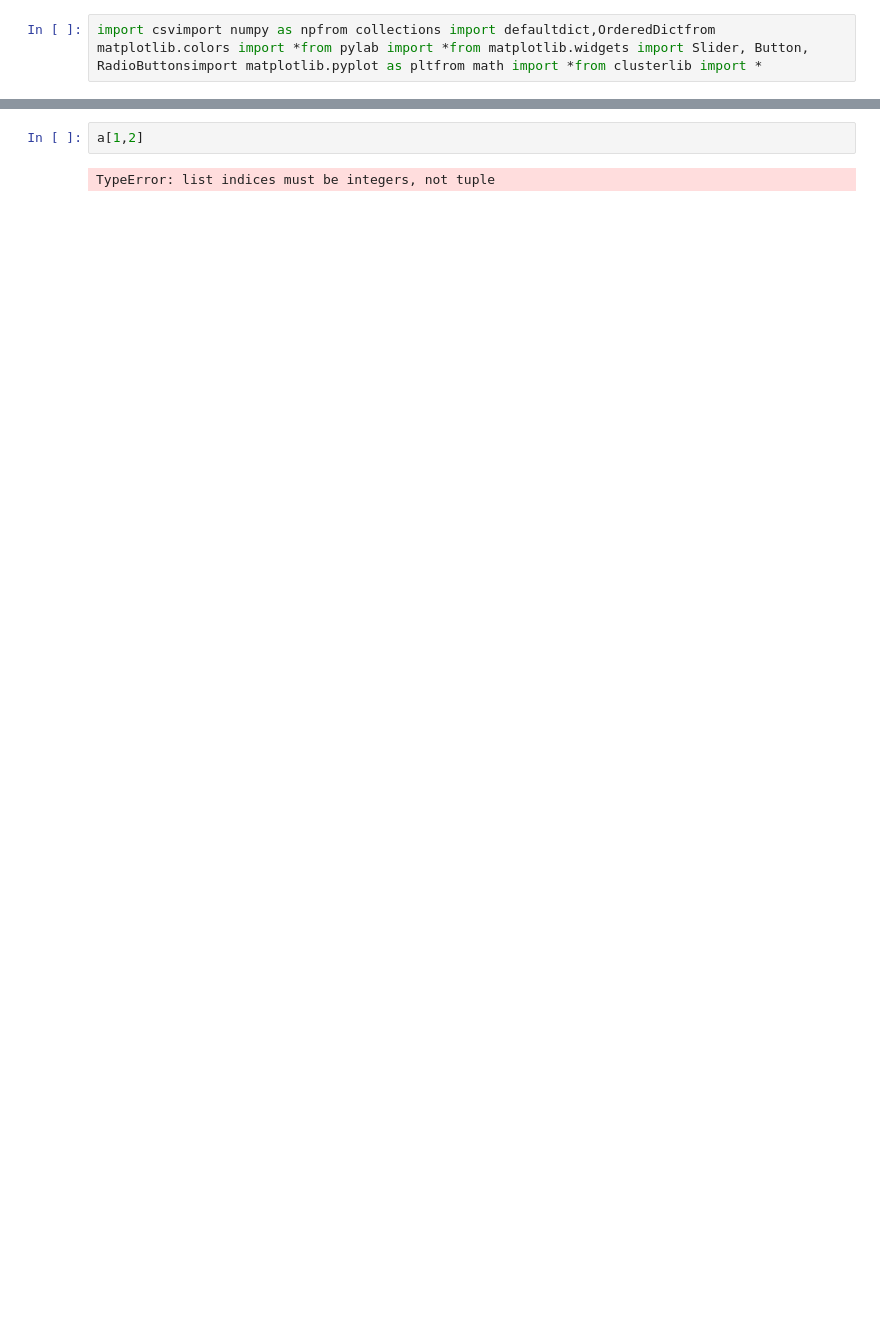
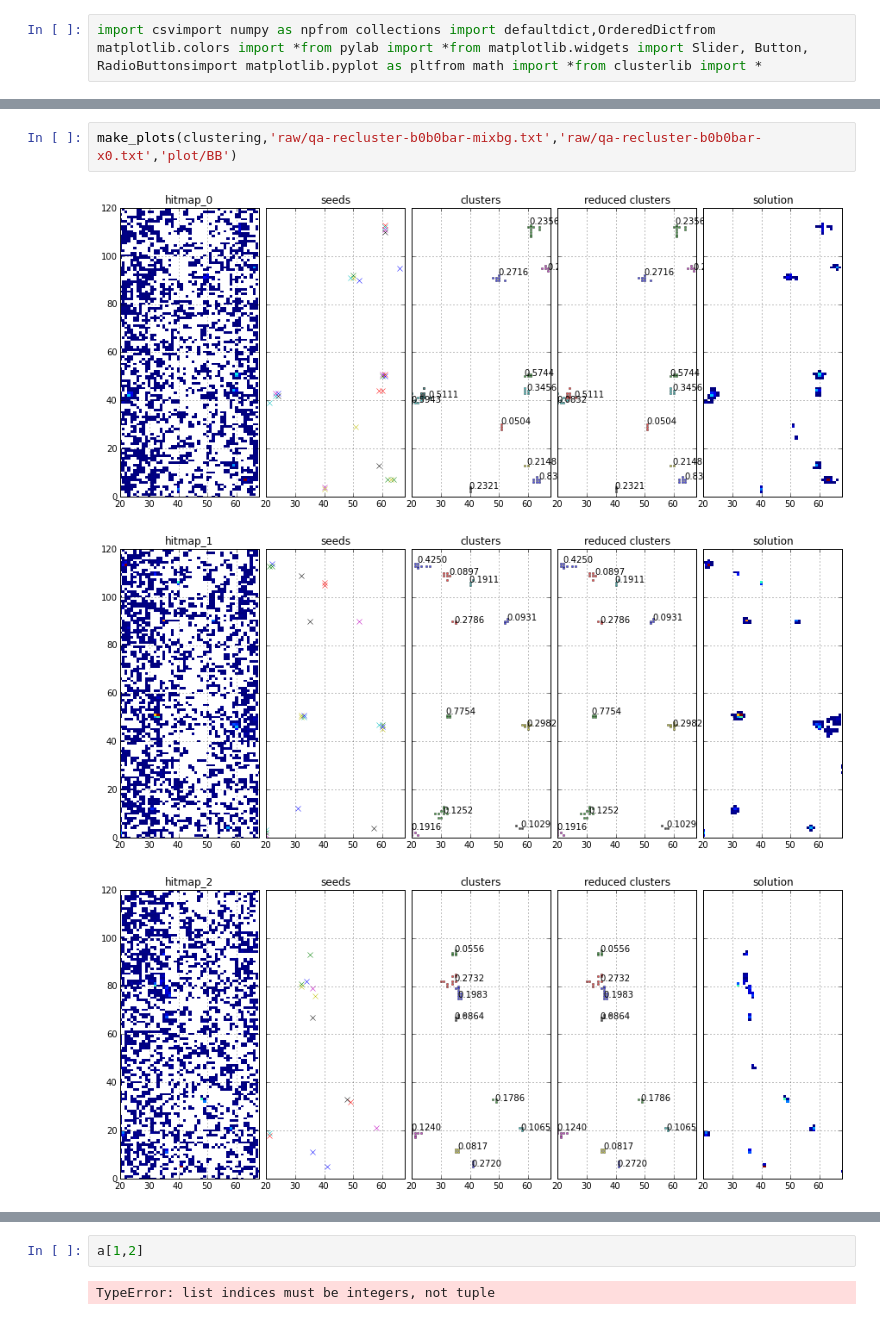
Before and after one commit to piti118/SuperB-clustering, a Jupyter notebook: cluster.ipynb, the cells around one changed output, grey strips where cells are left out. Cells and saved outputs as stored; diff of their text form; blank space fills up the shorter version.

```diff
--- a/cluster.ipynb
+++ b/cluster.ipynb
@@ -17,0 +23,6 @@ a
+# %%
+make_plots(clustering,'raw/qa-recluster-b0b0bar-mixbg.txt','raw/qa-recluster-b0b0bar-x0.txt','plot/BB')
+# %% [output]
+[figure, added]
+[figure, added]
+[figure, added]
```
Also changed, not shown: parts of 10 cells of this notebook, 3 other files.
